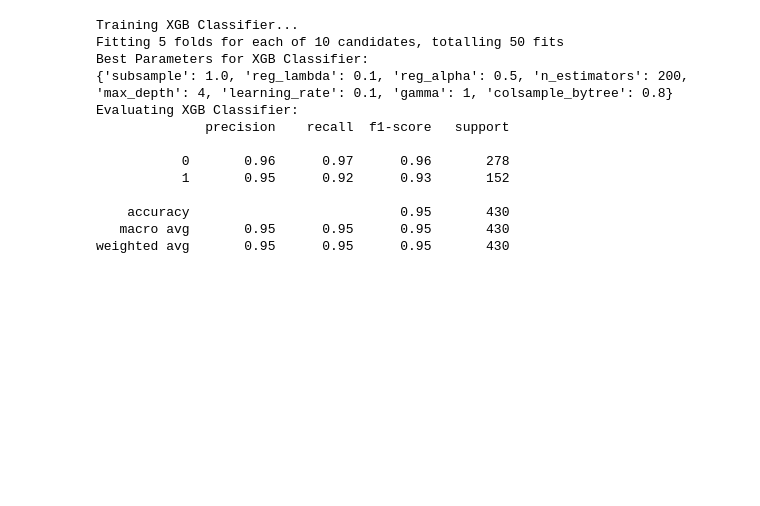
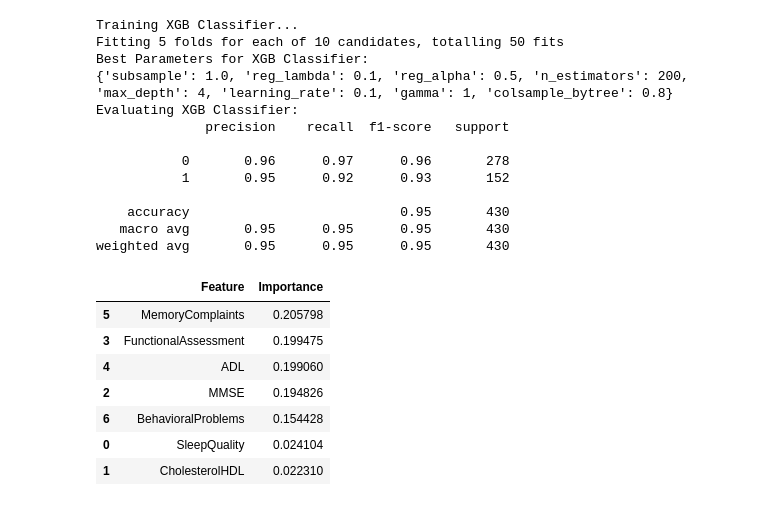
Before and after one commit to Hris4498/ML-Classification, a Jupyter notebook: Alzheimer_Classify/All_model_classify.ipynb, the cells around one changed output. Cells and saved outputs as stored; diff of their text form; code cells hidden in the pictures; blank space fills up the shorter version.

```diff
--- a/Alzheimer_Classify/All_model_classify.ipynb
+++ b/Alzheimer_Classify/All_model_classify.ipynb
@@ -173,5 +213,4 @@ x_train, x_test,y_train, y_test = train_test_split(x,y, random_state=42, test_si
 # %%
-#Feature engineering
 # Define preprocessing steps for numerical and categorical columns
 numeric_transformer = Pipeline(steps=[
     ('scaler', MinMaxScaler())  # MinMax scaling for numerical columns
@@ -184,8 +223,8 @@ categorical_transformer = Pipeline(steps=[
 # Combine preprocessing steps into a ColumnTransformer
 preprocessor = ColumnTransformer(
     transformers=[
-        ('num', numeric_transformer, num_cols),  # Apply to numerical columns
-        ('cat', categorical_transformer,['Ethnicity','EducationLevel'])  # Apply to categorical columns
+        ('num', numeric_transformer, final_num_cols),  # Apply to numerical columns
+        # ('cat', categorical_transformer,['Ethnicity','EducationLevel'])  # Apply to categorical columns
     ])
 
 # # Resample the training data using SMOTE
@@ -208,12 +247,15 @@ for clf_name, clf in classifiers.items():
         ('preprocessor', preprocessor),
         ('classifier', clf)
     ])
+# %%
+x_train = x_train[final_cols]
+x_test = x_test[final_cols]
 # %%
 # Fit and evaluate each pipeline on preprocessed data
 for clf_name, pipeline in pipelines.items():
     print(f"Training {clf_name}...")
     pipeline.fit(x_train, y_train['Diagnosis'])
-    y_pred = pipeline.predict(x_test)
+    y_pred = pipeline.predict(x_test[final_cols])
     print(f"Evaluating {clf_name}:")
     print(classification_report(y_test, y_pred))
     print("="*40)
@@ -274,0 +315,17 @@ pri
+# %%
+# Feature importance
+importances = XGB_RandomSearchCV.best_estimator_.feature_importances_
+feature_names = x_train.columns
+feature_importance_df = pd.DataFrame({'Feature': feature_names, 'Importance': importances})
+feature_importance_df = feature_importance_df.sort_values(by='Importance', ascending=False)
+# %%
+feature_importance_df[feature_importance_df['Importance']!=0]
+# %% [output]
+|  | Feature | Importance |
+| 5 | MemoryComplaints | 0.205798 |
+| 3 | FunctionalAssessment | 0.199475 |
+| 4 | ADL | 0.199060 |
+| 2 | MMSE | 0.194826 |
+| 6 | BehavioralProblems | 0.154428 |
+| 0 | SleepQuality | 0.024104 |
+| 1 | CholesterolHDL | 0.022310 |
```
Also changed, not shown: parts of 11 cells of this notebook.
